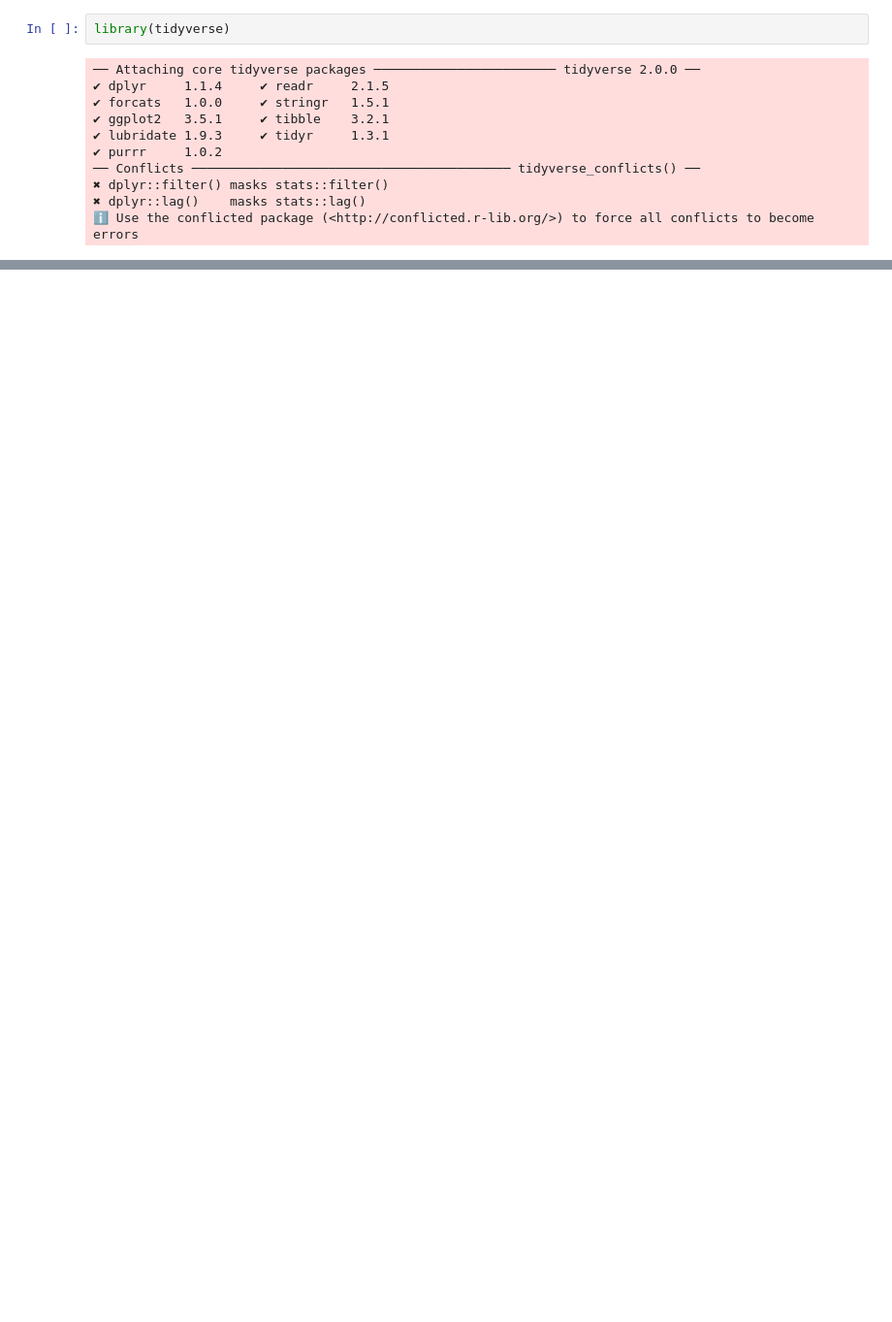
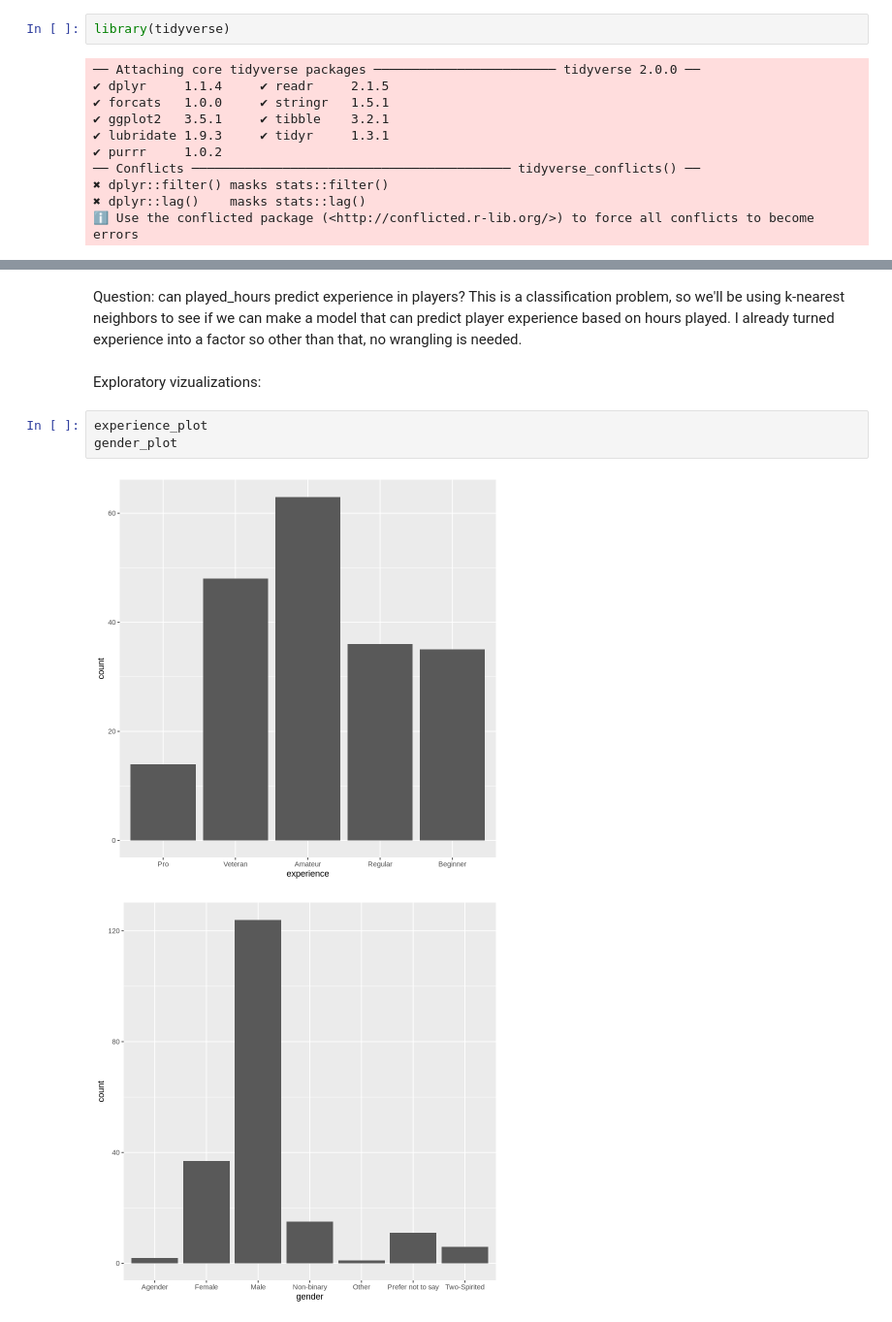
Before and after one commit to roccopbug/dsci_100_individual_report, a Jupyter notebook: dsci100_planning.ipynb, the cells around one changed output, grey strips where cells are left out. Shown: that part at 97% size. Drawn from its saved outputs; the diff is of its cells as text; blank space fills up the shorter version.

```diff
--- a/dsci100_planning.ipynb
+++ b/dsci100_planning.ipynb
@@ -103,0 +131,10 @@ dbl (2): original_start_time, original_end_time
+# %% [markdown]
+Question: can played_hours predict experience in players? This is a classification problem, so we'll be using k-nearest neighbors to see if we can make a model that can predict player experience based on hours played. I already turned experience into a factor so other than that, no wrangling is needed.
+# %% [markdown]
+Exploratory vizualizations:
+# %%
+experience_plot
+gender_plot
+# %% [output]
+[figure, added]
+[figure, added]
```
Also changed, not shown: parts of 4 cells of this notebook.
